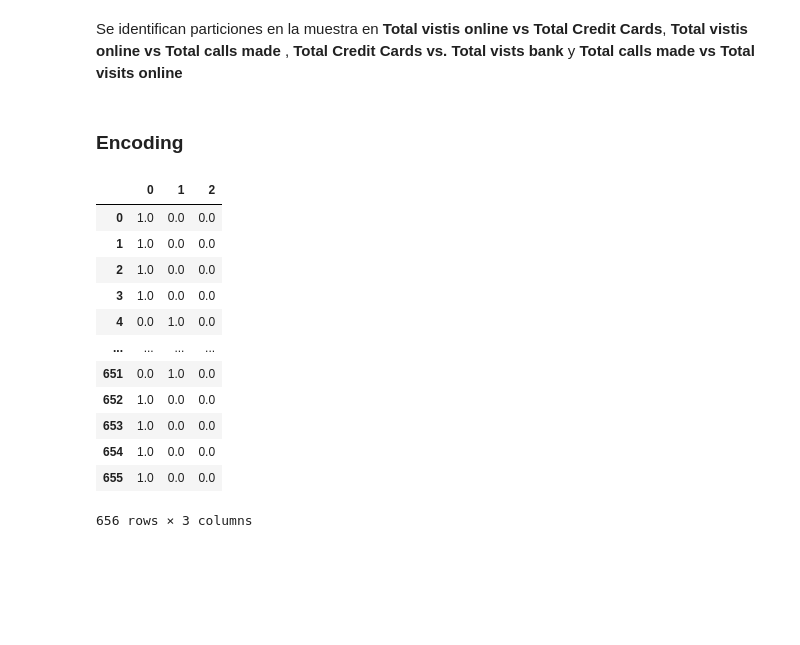
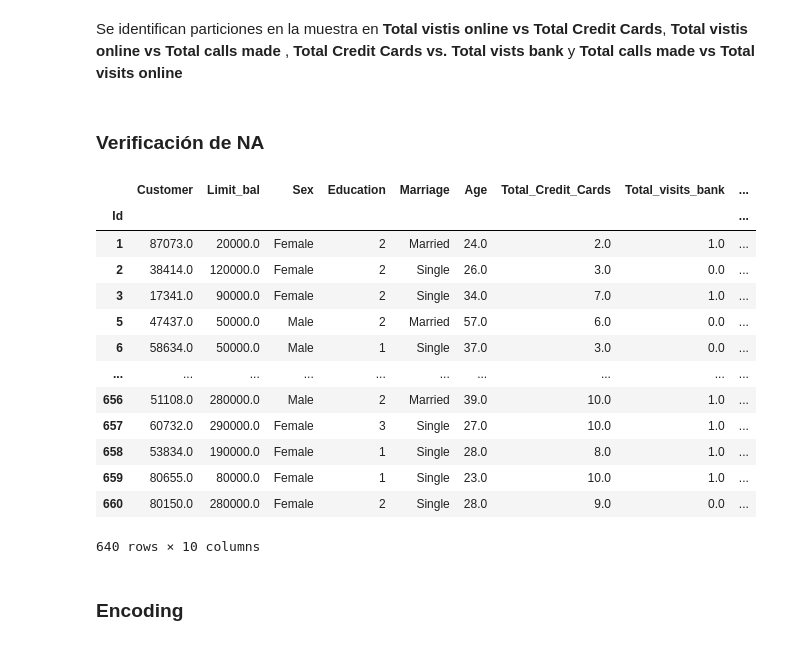
Before and after one commit to malvarezg1/BI, a Jupyter notebook: Laboratorio 2 - Clustering.ipynb, the cells around one changed output. Cells and saved outputs as stored; diff of their text form; code cells hidden in the pictures; blank space fills up the shorter version.

```diff
--- a/Laboratorio 2 - Clustering.ipynb
+++ b/Laboratorio 2 - Clustering.ipynb
@@ -186,24 +186,25 @@ sns.pairplot(data=data_numeric);
 # %% [markdown]
 Se identifican particiones en la muestra en **Total vistis online vs Total Credit Cards**, **Total vistis online vs Total calls made** , **Total Credit Cards vs. Total vists bank** y **Total calls made vs Total visits online**
+# %% [markdown]
+### Verificación de NA
+# %%
+data.isna().sum(axis=0)
+data = data.dropna()
+data
+# %% [output]
+|  | Customer | Limit_bal | Sex | Education | Marriage | Age | Total_Credit_Cards | Total_visits_bank | ... |
+| Id |  |  |  |  |  |  |  |  | ... |
+| 1 | 87073.0 | 20000.0 | Female | 2 | Married | 24.0 | 2.0 | 1.0 | ... |
+| 2 | 38414.0 | 120000.0 | Female | 2 | Single | 26.0 | 3.0 | 0.0 | ... |
+| 3 | 17341.0 | 90000.0 | Female | 2 | Single | 34.0 | 7.0 | 1.0 | ... |
+| 5 | 47437.0 | 50000.0 | Male | 2 | Married | 57.0 | 6.0 | 0.0 | ... |
+| 6 | 58634.0 | 50000.0 | Male | 1 | Single | 37.0 | 3.0 | 0.0 | ... |
+| ... | ... | ... | ... | ... | ... | ... | ... | ... | ... |
+| 656 | 51108.0 | 280000.0 | Male | 2 | Married | 39.0 | 10.0 | 1.0 | ... |
+| 657 | 60732.0 | 290000.0 | Female | 3 | Single | 27.0 | 10.0 | 1.0 | ... |
+| 658 | 53834.0 | 190000.0 | Female | 1 | Single | 28.0 | 8.0 | 1.0 | ... |
+| 659 | 80655.0 | 80000.0 | Female | 1 | Single | 23.0 | 10.0 | 1.0 | ... |
+| 660 | 80150.0 | 280000.0 | Female | 2 | Single | 28.0 | 9.0 | 0.0 | ... |
+640 rows × 10 columns
 # %% [markdown]
 ### Encoding
-# %%
-enc = OneHotEncoder(handle_unknown='ignore')
-labelencoder = LabelEncoder()
-data['SexNumeric']= labelencoder.fit_transform(data['Sex'])
-enc_dataframeSex= pd.DataFrame(enc.fit_transform(data[['SexNumeric']]).toarray())
-enc_dataframeSex
-# %% [output]
-|  | 0 | 1 | 2 |
-| 0 | 1.0 | 0.0 | 0.0 |
-| 1 | 1.0 | 0.0 | 0.0 |
-| 2 | 1.0 | 0.0 | 0.0 |
-| 3 | 1.0 | 0.0 | 0.0 |
-| 4 | 0.0 | 1.0 | 0.0 |
-| ... | ... | ... | ... |
-| 651 | 0.0 | 1.0 | 0.0 |
-| 652 | 1.0 | 0.0 | 0.0 |
-| 653 | 1.0 | 0.0 | 0.0 |
-| 654 | 1.0 | 0.0 | 0.0 |
-| 655 | 1.0 | 0.0 | 0.0 |
-656 rows × 3 columns
```
Also changed, not shown: parts of 11 cells of this notebook.
